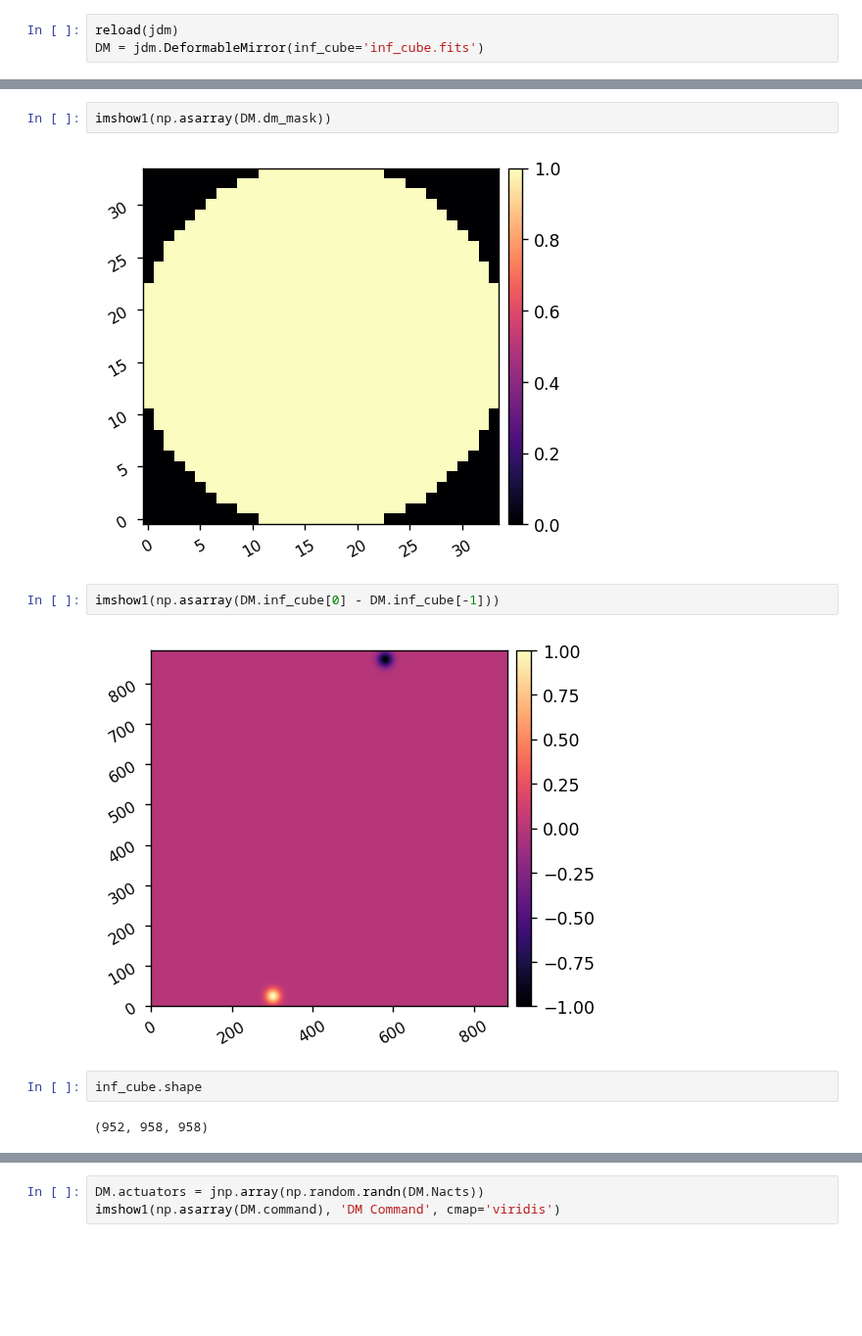
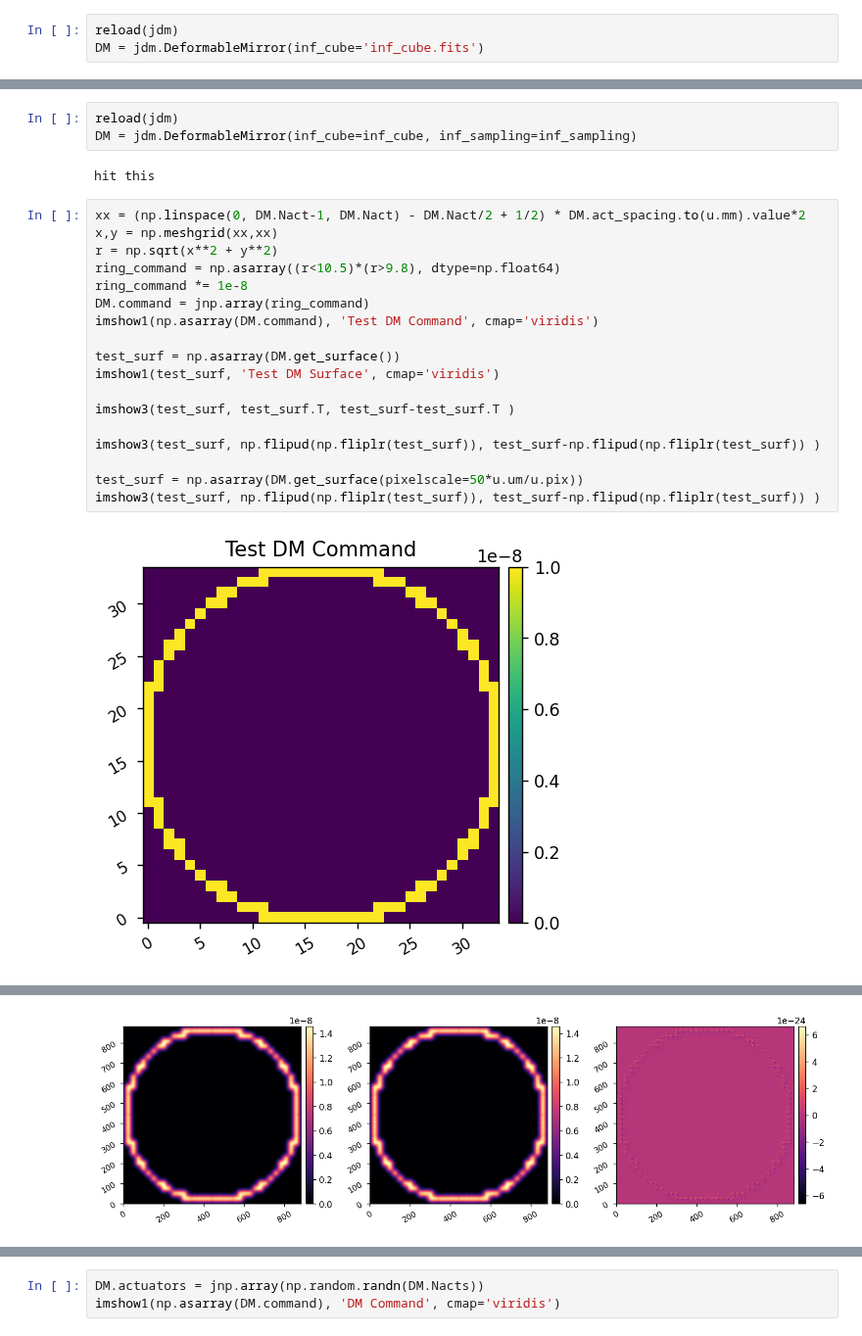
Before and after one commit to uasal/scoob-psf, a Jupyter notebook: example-notebooks/jax_dm_tests.ipynb, the cells around one changed output, grey strips where cells are left out. Shown at 98% size. Cells and saved outputs as stored; diff of their text form; blank space fills up the shorter version.

```diff
--- a/example-notebooks/jax_dm_tests.ipynb
+++ b/example-notebooks/jax_dm_tests.ipynb
@@ -55,12 +44,25 @@ imshow1(np.asarray(DM.get_surface()))
-# %%
-imshow1(np.asarray(DM.dm_mask))
-# %% [output]
-[figure, removed]
-# %%
-imshow1(np.asarray(DM.inf_cube[0] - DM.inf_cube[-1]))
-# %% [output]
-[figure, removed]
-# %%
-inf_cube.shape
-# %% [output]
-(952, 958, 958)
+# %%
+reload(jdm)
+DM = jdm.DeformableMirror(inf_cube=inf_cube, inf_sampling=inf_sampling)
+# %% [output]
+hit this
+# %%
+xx = (np.linspace(0, DM.Nact-1, DM.Nact) - DM.Nact/2 + 1/2) * DM.act_spacing.to(u.mm).value*2
+x,y = np.meshgrid(xx,xx)
+r = np.sqrt(x**2 + y**2)
+ring_command = np.asarray((r<10.5)*(r>9.8), dtype=np.float64)
+ring_command *= 1e-8
+DM.command = jnp.array(ring_command)
+imshow1(np.asarray(DM.command), 'Test DM Command', cmap='viridis')
+
+test_surf = np.asarray(DM.get_surface())
+imshow1(test_surf, 'Test DM Surface', cmap='viridis')
+
+imshow3(test_surf, test_surf.T, test_surf-test_surf.T )
+
+imshow3(test_surf, np.flipud(np.fliplr(test_surf)), test_surf-np.flipud(np.fliplr(test_surf)) )
+
+test_surf = np.asarray(DM.get_surface(pixelscale=50*u.um/u.pix))
+imshow3(test_surf, np.flipud(np.fliplr(test_surf)), test_surf-np.flipud(np.fliplr(test_surf)) )
+# %% [output]
+[figure, added]
@@ -66,0 +70 @@ inf_cube.shape
+[figure, added]
```
Also changed, not shown: parts of 4 cells of this notebook, 10 other files.
